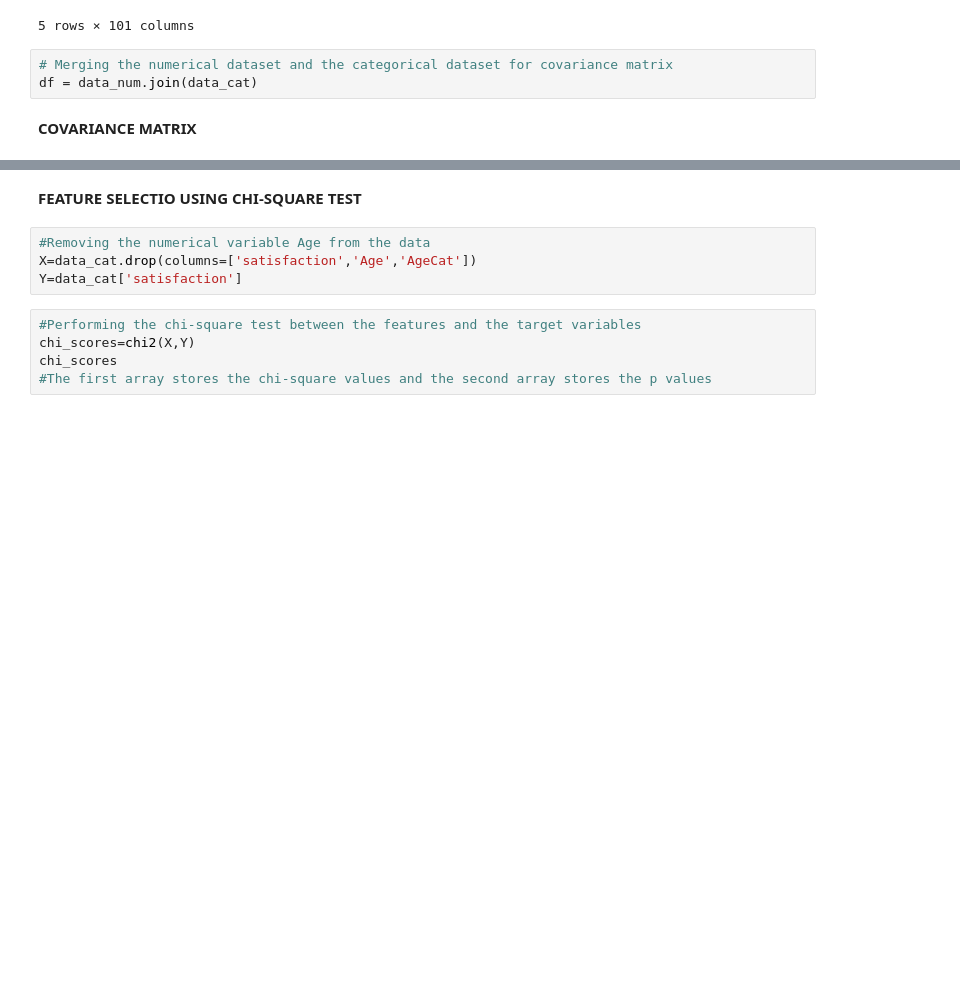
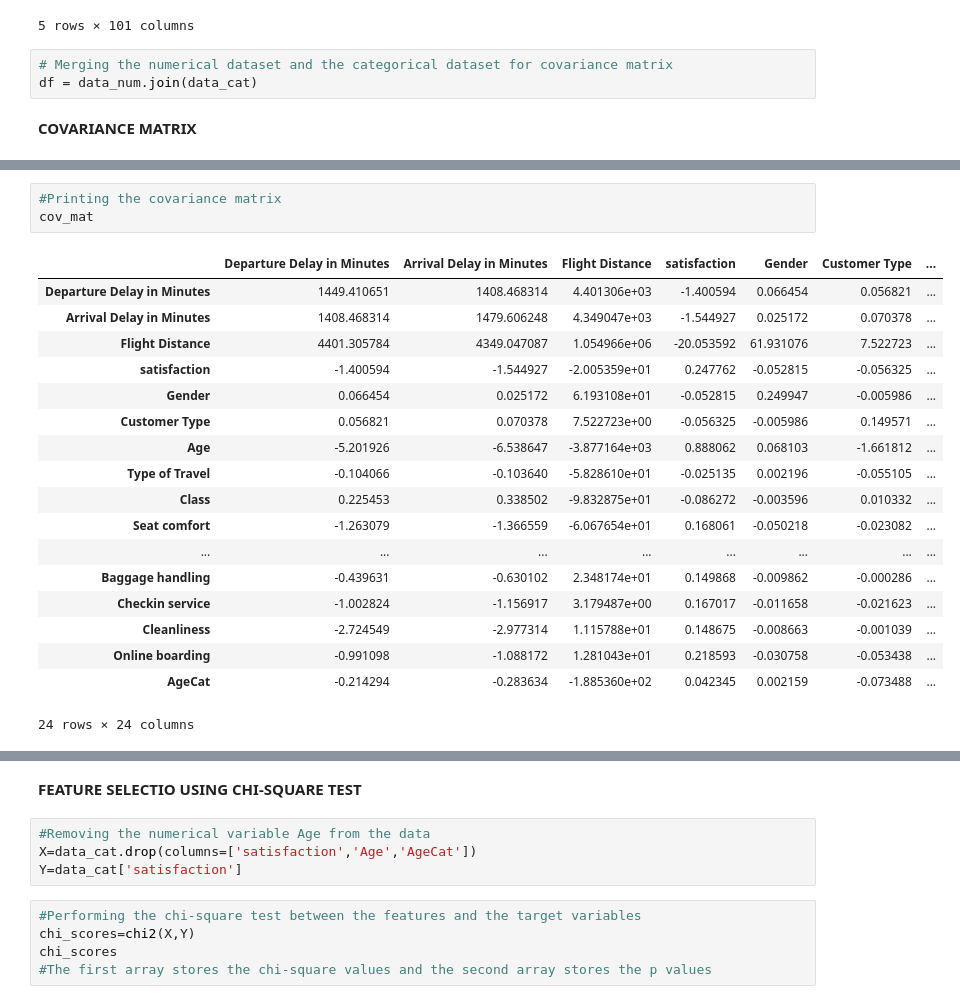
Before and after one commit to AnushkaMazumdar2/Machine_Learning, a Jupyter notebook: 2348505_Lab2.ipynb, the cells around one changed output, grey strips where cells are left out. Cells and saved outputs as stored; diff of their text form; blank space fills up the shorter version.

```diff
--- a/2348505_Lab2.ipynb
+++ b/2348505_Lab2.ipynb
@@ -223,4 +224,26 @@ sns.heatmap(cov_mat,annot=True)
 plt.show()
 # %% [output]
 [figure]
+# %%
+#Printing the covariance matrix
+cov_mat
+# %% [output]
+|  | Departure Delay in Minutes | Arrival Delay in Minutes | Flight Distance | satisfaction | Gender | Customer Type | ... |
+| Departure Delay in Minutes | 1449.410651 | 1408.468314 | 4.401306e+03 | -1.400594 | 0.066454 | 0.056821 | ... |
+| Arrival Delay in Minutes | 1408.468314 | 1479.606248 | 4.349047e+03 | -1.544927 | 0.025172 | 0.070378 | ... |
+| Flight Distance | 4401.305784 | 4349.047087 | 1.054966e+06 | -20.053592 | 61.931076 | 7.522723 | ... |
+| satisfaction | -1.400594 | -1.544927 | -2.005359e+01 | 0.247762 | -0.052815 | -0.056325 | ... |
+| Gender | 0.066454 | 0.025172 | 6.193108e+01 | -0.052815 | 0.249947 | -0.005986 | ... |
+| Customer Type | 0.056821 | 0.070378 | 7.522723e+00 | -0.056325 | -0.005986 | 0.149571 | ... |
+| Age | -5.201926 | -6.538647 | -3.877164e+03 | 0.888062 | 0.068103 | -1.661812 | ... |
+| Type of Travel | -0.104066 | -0.103640 | -5.828610e+01 | -0.025135 | 0.002196 | -0.055105 | ... |
+| Class | 0.225453 | 0.338502 | -9.832875e+01 | -0.086272 | -0.003596 | 0.010332 | ... |
+| Seat comfort | -1.263079 | -1.366559 | -6.067654e+01 | 0.168061 | -0.050218 | -0.023082 | ... |
+| ... | ... | ... | ... | ... | ... | ... | ... |
+| Baggage handling | -0.439631 | -0.630102 | 2.348174e+01 | 0.149868 | -0.009862 | -0.000286 | ... |
+| Checkin service | -1.002824 | -1.156917 | 3.179487e+00 | 0.167017 | -0.011658 | -0.021623 | ... |
+| Cleanliness | -2.724549 | -2.977314 | 1.115788e+01 | 0.148675 | -0.008663 | -0.001039 | ... |
+| Online boarding | -0.991098 | -1.088172 | 1.281043e+01 | 0.218593 | -0.030758 | -0.053438 | ... |
+| AgeCat | -0.214294 | -0.283634 | -1.885360e+02 | 0.042345 | 0.002159 | -0.073488 | ... |
+24 rows × 24 columns
 # %%
```
Also changed, not shown: parts of 2 cells of this notebook.
